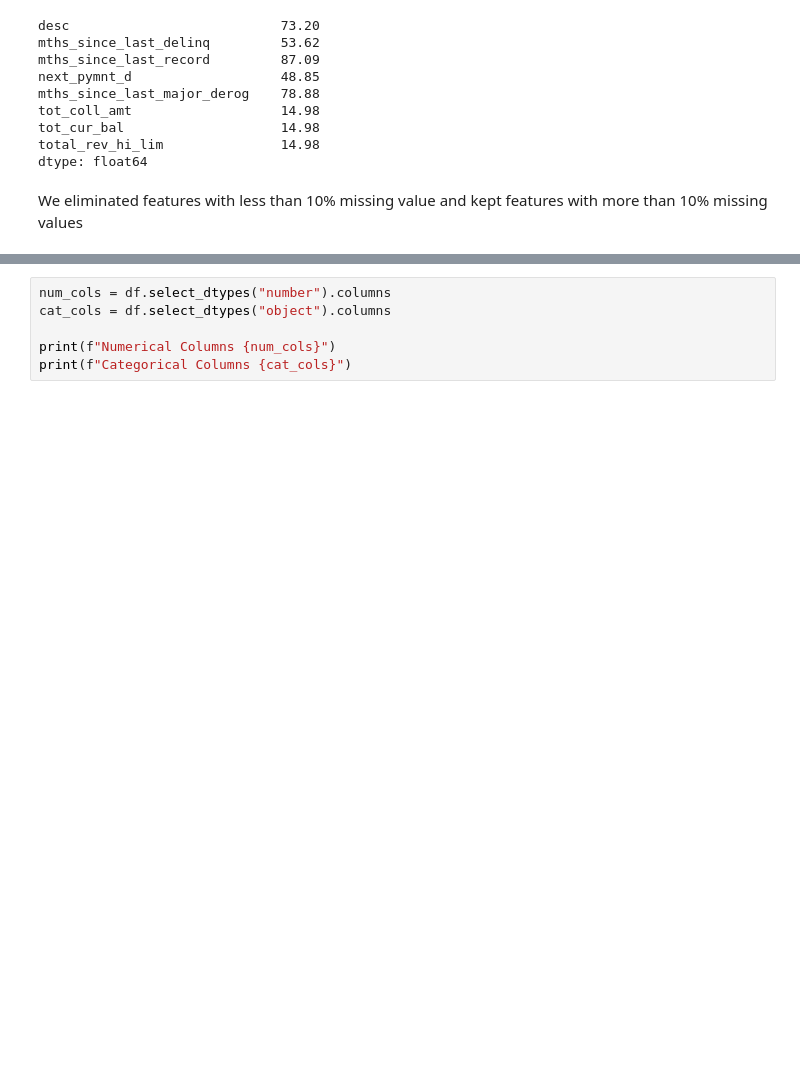
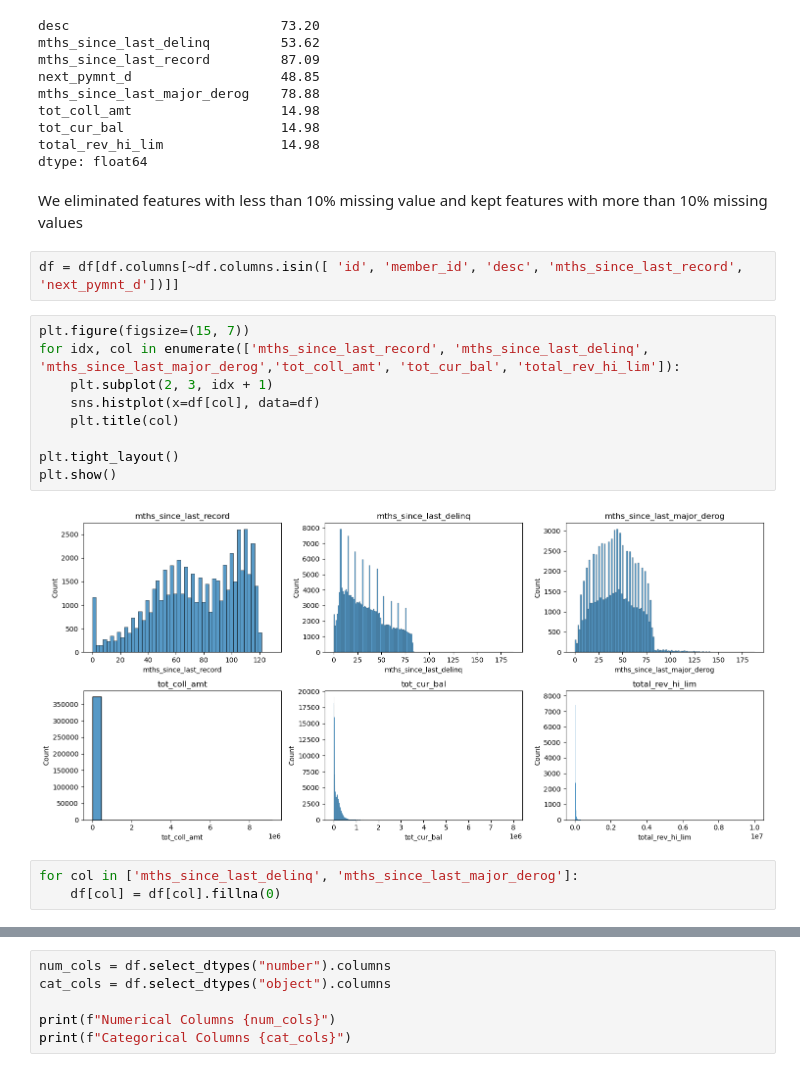
Before and after one commit to mferdinandr/credit-risk-idx, a Jupyter notebook: file.ipynb, the cells around one changed output, grey strips where cells are left out. Cells and saved outputs as stored; diff of their text form; blank space fills up the shorter version.

```diff
--- a/file.ipynb
+++ b/file.ipynb
@@ -169,3 +170,19 @@ total_rev_hi_lim               14.98
 dtype: float64
 # %% [markdown]
 We eliminated features with less than 10% missing value and kept features with more than 10% missing values
+# %%
+df = df[df.columns[~df.columns.isin([ 'id', 'member_id', 'desc', 'mths_since_last_record', 'next_pymnt_d'])]]
+# %%
+plt.figure(figsize=(15, 7))
+for idx, col in enumerate(['mths_since_last_record', 'mths_since_last_delinq', 'mths_since_last_major_derog','tot_coll_amt', 'tot_cur_bal', 'total_rev_hi_lim']):
+    plt.subplot(2, 3, idx + 1)
+    sns.histplot(x=df[col], data=df)
+    plt.title(col)
+
+plt.tight_layout()
+plt.show()
+# %% [output]
+[figure, added]
+# %%
+for col in ['mths_since_last_delinq', 'mths_since_last_major_derog']:
+    df[col] = df[col].fillna(0)
```
Also changed, not shown: parts of 7 cells of this notebook.
